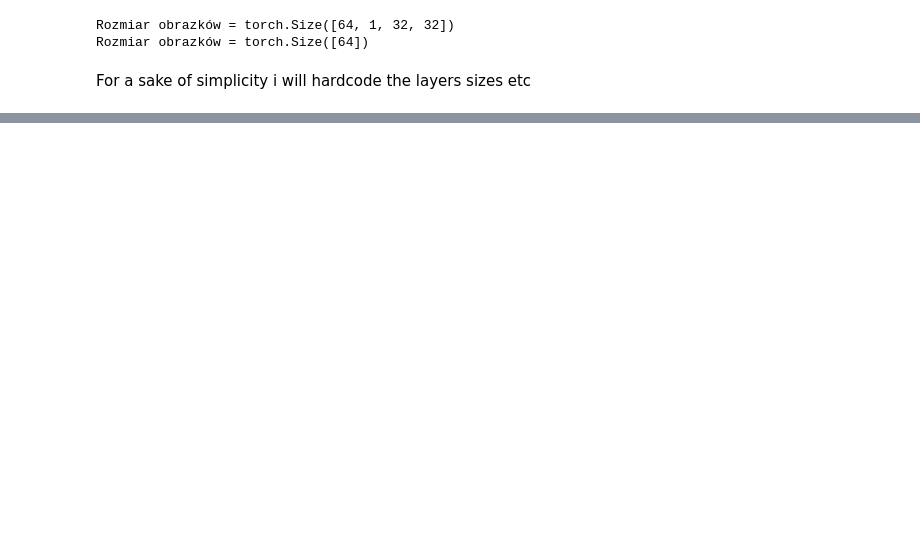
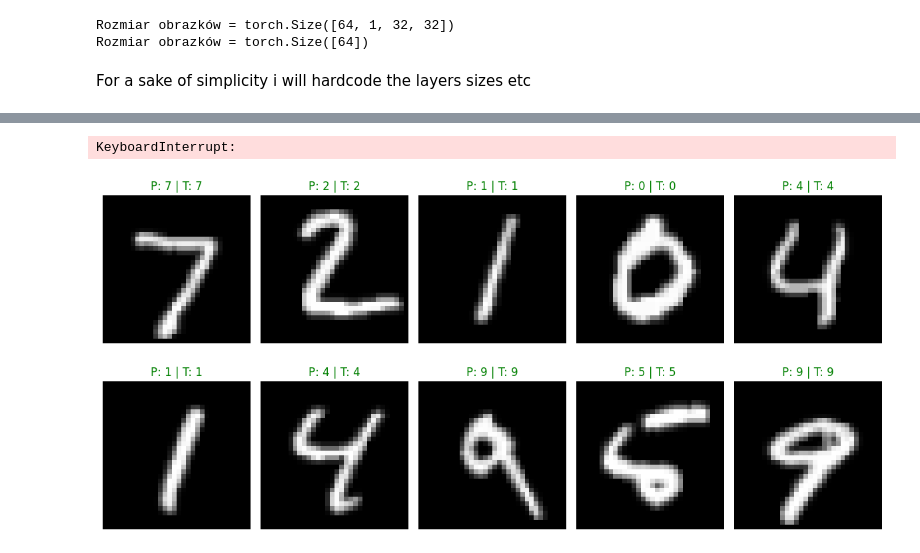
Before and after one commit to P0n1kwia/MachineLearning, a Jupyter notebook: papers/GradientBased Learning Applied to Document/Implementation.ipynb, the cells around one changed output, grey strips where cells are left out. Drawn from its saved outputs; the diff is of its cells as text; code cells hidden in the pictures; blank space fills up the shorter version.

```diff
--- a/papers/GradientBased Learning Applied to Document/Implementation.ipynb
+++ b/papers/GradientBased Learning Applied to Document/Implementation.ipynb
@@ -16,3 +16,6 @@ train_dataset = torchvision.datasets.MNIST(root='./data',
                                            train=True,
                                            transform=transform,
                                            download=True)
+# %%
+device = torch.device("cuda" if torch.cuda.is_available() else "cpu")
+print(device)
@@ -35,6 +40,7 @@ For a sake of simplicity i will hardcode the layers sizes etc
 import torch.nn as nn
 class LeNet(nn.Module):
     def __init__(self):
+        super(LeNet, self).__init__()
         self.C1 = nn.Conv2d(in_channels = 1,out_channels = 6, kernel_size = (5,5))
         self.S2 = nn.AvgPool2d(kernel_size=(2,2),stride=2)
         self.C3 = nn.Conv2d(in_channels = 6,out_channels = 16, kernel_size = (5,5))
@@ -64,0 +69,5 @@ model = LeNet
+# %%
+import torch.optim as optim
+model = LeNet().to(device)
+loss_function = nn.CrossEntropyLoss()
+optimizer = optim.SGD(model.parameters(), lr=0.01)
@@ -64,0 +104,8 @@ model = LeNet
+# %%
+test_dataset = torchvision.datasets.MNIST(root='./data',
+                                          train=False,
+                                          transform=transform)
+
+test_loader = DataLoader(dataset=test_dataset,
+                         batch_size=64,
+                         shuffle=False)
@@ -64,0 +132,45 @@ model = LeNet
+# %%
+model_eval(test_loader,model)
+# %% [output]
+KeyboardInterrupt:
+# %%
+import matplotlib.pyplot as plt
+import numpy as np
+
+def visualize_predictions(model, loader, num_images=10):
+    data_iter = iter(loader)
+    images, labels = next(data_iter)
+
+    images = images.to(device)
+    labels = labels.to(device)
+
+
+    model.eval()
+    with torch.no_grad():
+        outputs = model(images)
+        _, preds = torch.max(outputs, 1)
+
+    images = images.cpu()
+    preds = preds.cpu()
+    labels = labels.cpu()
+    rows = 2
+    cols = num_images // rows
+    fig = plt.figure(figsize=(12, 6))
+
+    for i in range(num_images):
+        ax = fig.add_subplot(rows, cols, i+1)
+        img = images[i] / 2 + 0.5
+        img = np.transpose(img.numpy(), (1, 2, 0))
+        img = img.squeeze()
+
+        ax.imshow(img, cmap='gray')
+        color = 'green' if preds[i] == labels[i] else 'red'
+        ax.set_title(f"P: {preds[i]} | T: {labels[i]}", color=color)
+        ax.axis('off')
+
+    plt.tight_layout()
+    plt.show()
+
+visualize_predictions(model, test_loader, num_images=10)
+# %% [output]
+[figure, added]
```
Also changed, not shown: parts of 5 cells of this notebook.
